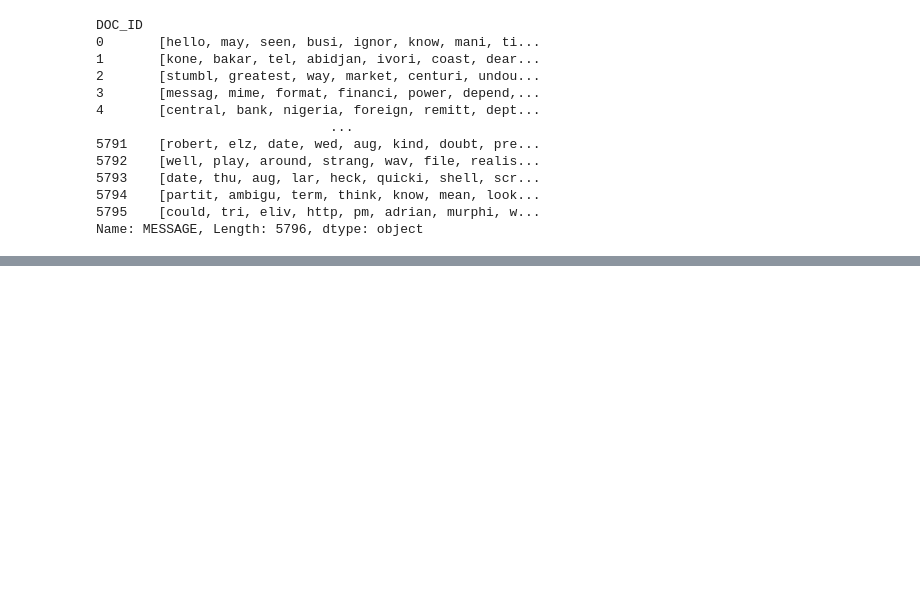
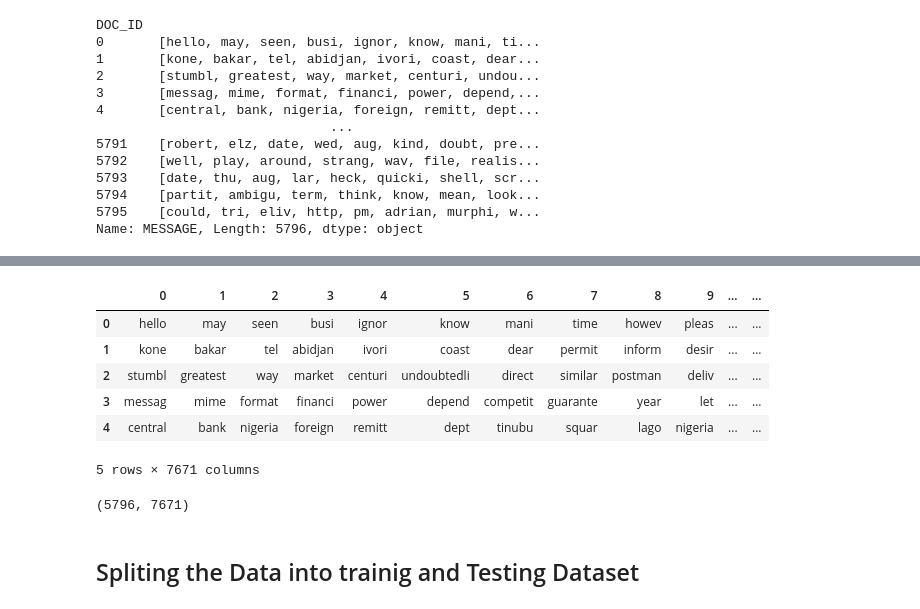
Before and after one commit to suyashmadhesia/spam-mail-classifier, a Jupyter notebook: Spam Classifier.ipynb, the cells around one changed output, grey strips where cells are left out. Drawn from its saved outputs; the diff is of its cells as text; code cells hidden in the pictures; blank space fills up the shorter version.

```diff
--- a/Spam Classifier.ipynb
+++ b/Spam Classifier.ipynb
@@ -429,0 +445,17 @@ Name: MESSAGE, Length: 5796, dtype: object
+# %%
+word_columns_df = pd.DataFrame.from_records(stemmed_nested_list.tolist())
+word_columns_df.head()
+# %% [output]
+|  | 0 | 1 | 2 | 3 | 4 | 5 | 6 | 7 | 8 | 9 | ... | ... |
+| 0 | hello | may | seen | busi | ignor | know | mani | time | howev | pleas | ... | ... |
+| 1 | kone | bakar | tel | abidjan | ivori | coast | dear | permit | inform | desir | ... | ... |
+| 2 | stumbl | greatest | way | market | centuri | undoubtedli | direct | similar | postman | deliv | ... | ... |
+| 3 | messag | mime | format | financi | power | depend | competit | guarante | year | let | ... | ... |
+| 4 | central | bank | nigeria | foreign | remitt | dept | tinubu | squar | lago | nigeria | ... | ... |
+5 rows × 7671 columns
+# %%
+word_columns_df.shape
+# %% [output]
+(5796, 7671)
+# %% [markdown]
+## Spliting the Data into trainig and Testing Dataset
```
Also changed, not shown: parts of 13 cells of this notebook.
